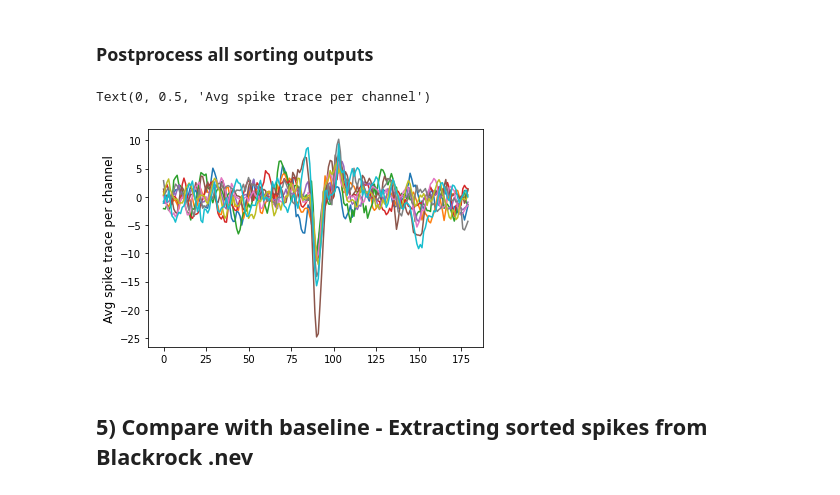
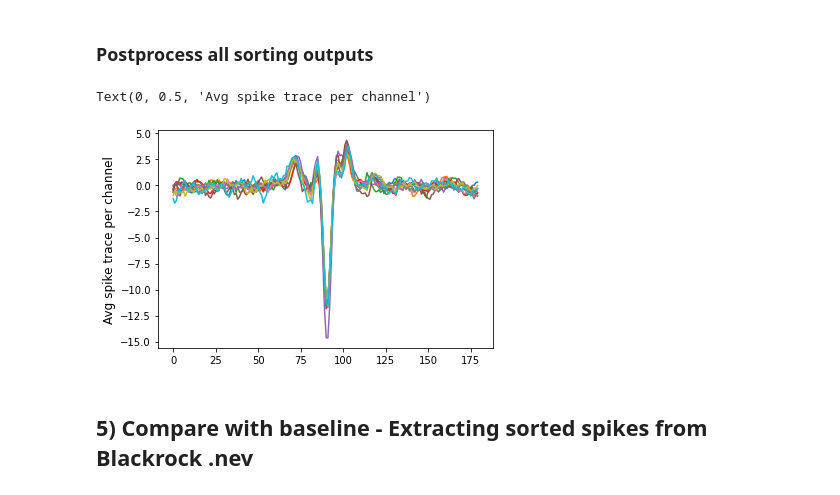
Before and after one commit to catalystneuro/movshon-lab-to-nwb, a Jupyter notebook: tutorials/blackrock_spikeinterface_pipeline.ipynb, the cells around one changed output. Drawn from its saved outputs; the diff is of its cells as text; code cells hidden in the pictures.

```diff
--- a/tutorials/blackrock_spikeinterface_pipeline.ipynb
+++ b/tutorials/blackrock_spikeinterface_pipeline.ipynb
@@ -101,7 +99,7 @@ if apply_cmr:
 
 # Stub recording for fast testing; set to False for running processing pipeline on entire data
 stub_test = True
-nsec_stub = 5
+nsec_stub = 20
 subr_ids = [i + 1 for i in range(10)]
 if stub_test:
     recording_processed = se.SubRecordingExtractor(
@@ -264,20 +254,14 @@ st.postprocessing.export_to_phy(rec_to_sort, sorting, phy_folder)
 # %%
 # Visualize spike template waverforms
 unit_id = 5
 
-template = st.postprocessing.get_unit_templates(
-    unit_ids=unit_id,
-    recording=rec_to_sort,
-    sorting=sorting
-)
-
 plt.figure()
-spk = np.squeeze(template)
+spk = np.squeeze(templates[unit_id])
 plt.plot(spk.T)
 plt.ylabel('Avg spike trace per channel', fontsize=12)
 # %% [output]
 Text(0, 0.5, 'Avg spike trace per channel')
-[figure, old version]
+[figure, new version]
 # %% [markdown]
 ## 5) Compare with baseline - Extracting sorted spikes from Blackrock .nev
 # %%
```
Also changed, not shown: parts of 13 cells of this notebook, 3 other files.
